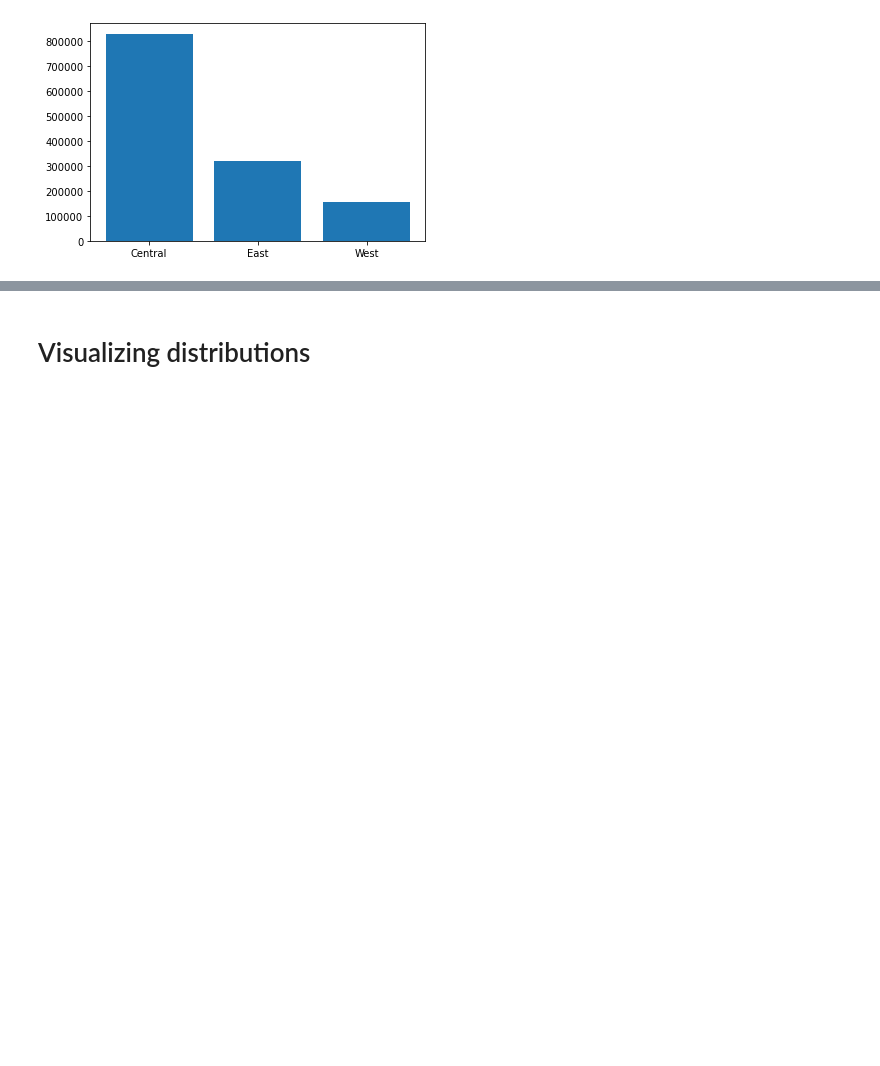
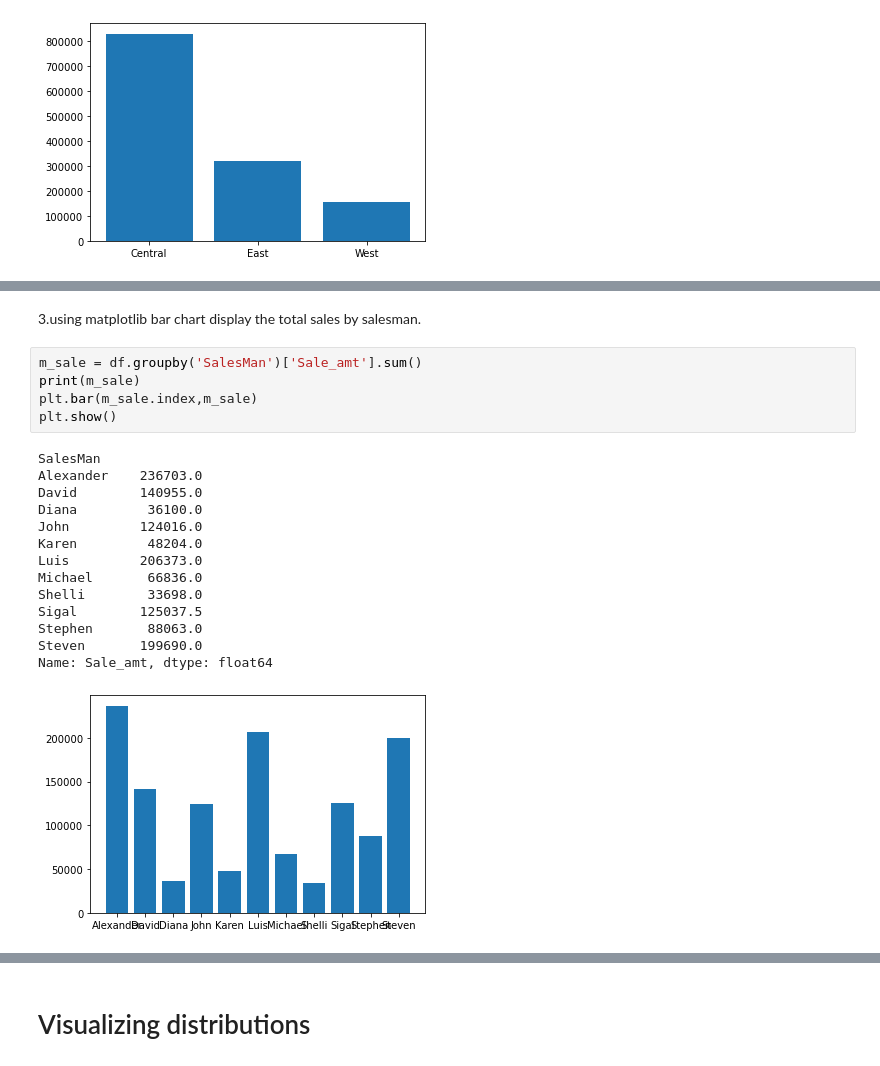
Before and after one commit to laxminavalagi/5thSem, a Jupyter notebook: Data_visualization_with_python.ipynb, the cells around one changed output, grey strips where cells are left out. Drawn from its saved outputs; the diff is of its cells as text; blank space fills up the shorter version.

```diff
--- a/Data_visualization_with_python.ipynb
+++ b/Data_visualization_with_python.ipynb
@@ -625,0 +650,22 @@ plt.show()
+# %% [markdown]
+3.using matplotlib bar chart display the total sales by salesman.
+# %%
+m_sale = df.groupby('SalesMan')['Sale_amt'].sum()
+print(m_sale)
+plt.bar(m_sale.index,m_sale)
+plt.show()
+# %% [output]
+SalesMan
+Alexander    236703.0
+David        140955.0
+Diana         36100.0
+John         124016.0
+Karen         48204.0
+Luis         206373.0
+Michael       66836.0
+Shelli        33698.0
+Sigal        125037.5
+Stephen       88063.0
+Steven       199690.0
+Name: Sale_amt, dtype: float64
+[figure, added]
```
Also changed, not shown: parts of 54 cells of this notebook.
